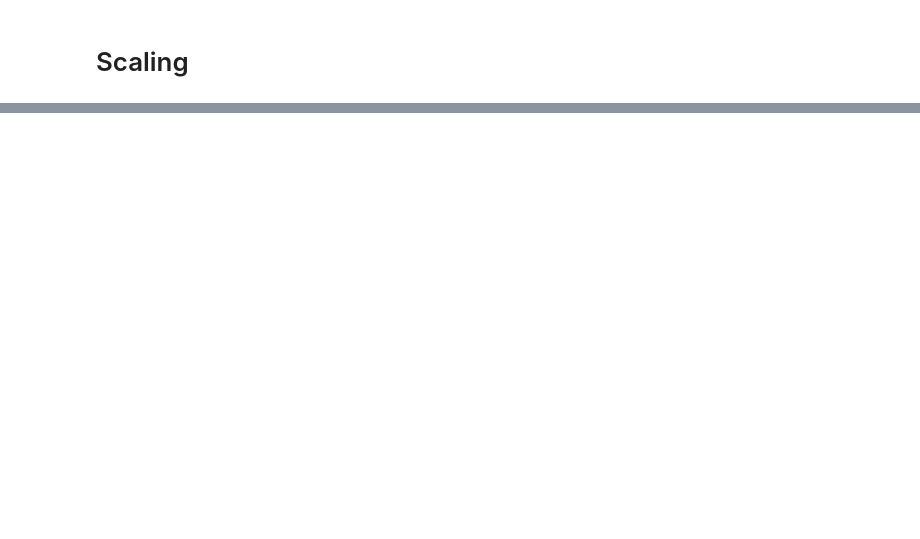
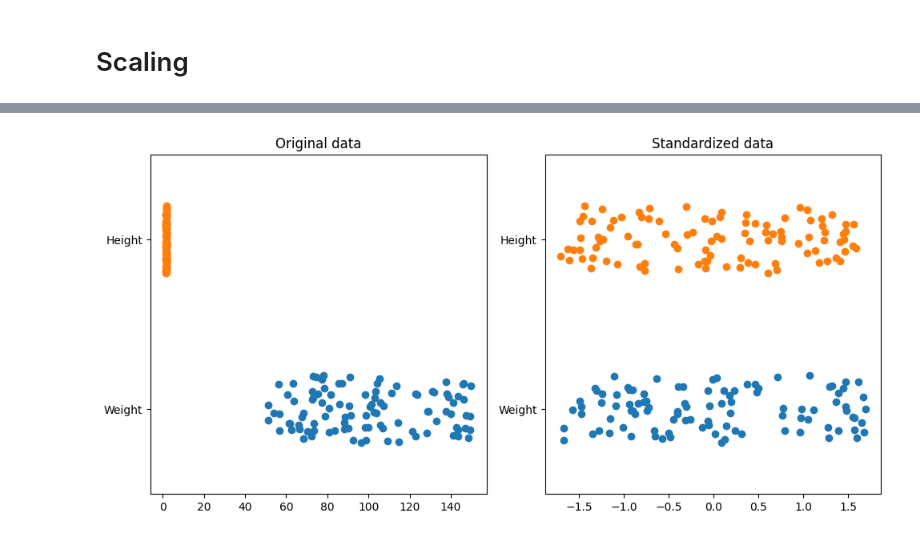
Before and after one commit to jucalfonsom/mlbootcamp, a Jupyter notebook: 2_scikit_learn/4_scaling.ipynb, the cells around one changed output, grey strips where cells are left out. Drawn from its saved outputs; the diff is of its cells as text; code cells hidden in the pictures; blank space fills up the shorter version.

```diff
--- a/2_scikit_learn/4_scaling.ipynb
+++ b/2_scikit_learn/4_scaling.ipynb
@@ -32,0 +44,12 @@ plot(ax, original_dataset, "Original data")
+# %%
+from sklearn.preprocessing import StandardScaler
+
+scaler = StandardScaler()
+standard_scaled = scaler.fit_transform(original_dataset)
+
+plot_dataset(
+    original_dataset, "Original data",
+    standard_scaled, "Standardized data"
+)
+# %% [output]
+[figure, added]
```
Also changed, not shown: parts of 9 cells of this notebook, 4 other files.
